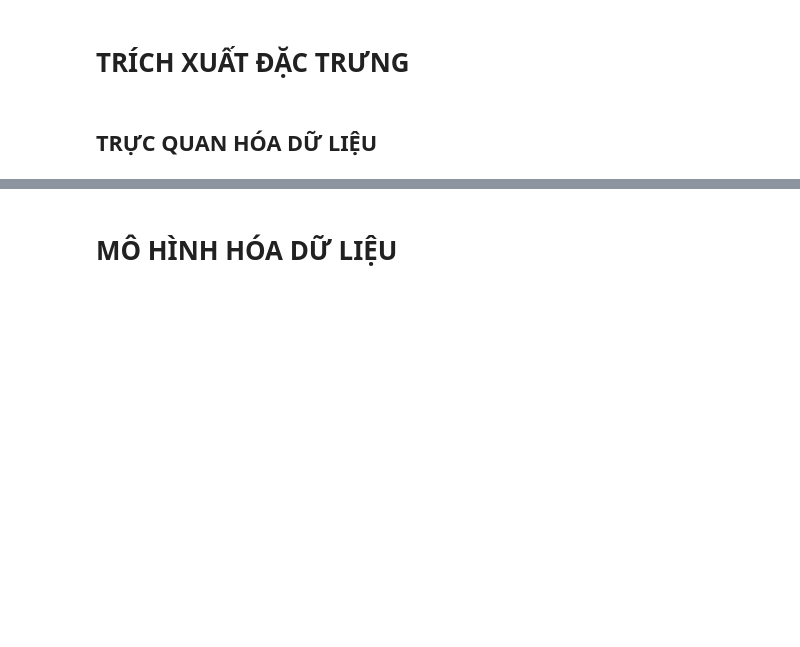
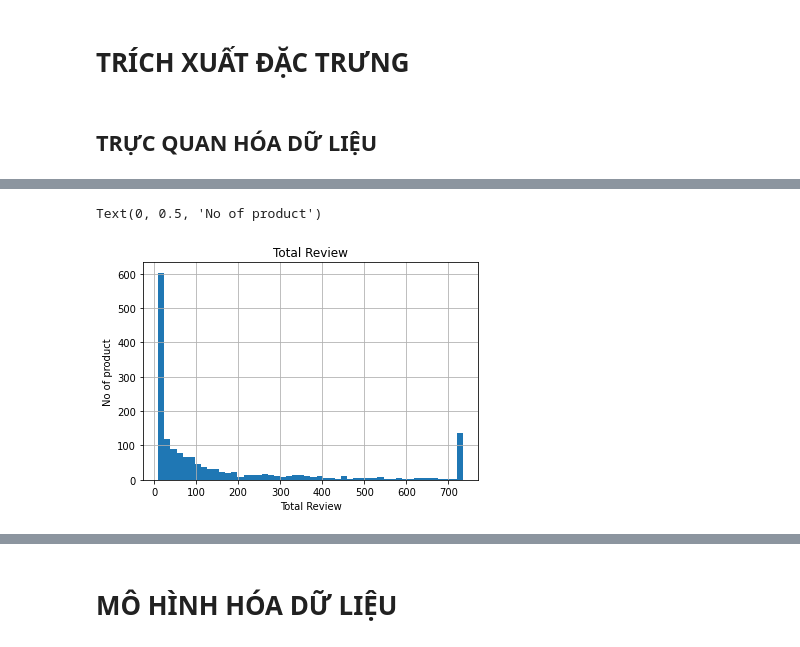
Before and after one commit to phanthetue2309/Data-Science-School-Learn, a Jupyter notebook: 25_04_2021_Final_Exam/Final_Exam.ipynb, the cells around one changed output, grey strips where cells are left out. Saved outputs shown, nothing was run; the diff lists cells and outputs as text; code cells hidden in the pictures; blank space fills up the shorter version.

```diff
--- a/25_04_2021_Final_Exam/Final_Exam.ipynb
+++ b/25_04_2021_Final_Exam/Final_Exam.ipynb
@@ -96,0 +219,8 @@ last_data = data.loc[data['Rating Average'] >= 3]
+# %%
+figure=data['Total Review'].hist(bins=50)
+figure.set_title('Total Review')
+figure.set_xlabel('Total Review')
+figure.set_ylabel('No of product')
+# %% [output]
+Text(0, 0.5, 'No of product')
+[figure, added]
```
Also changed, not shown: parts of 90 cells of this notebook.
